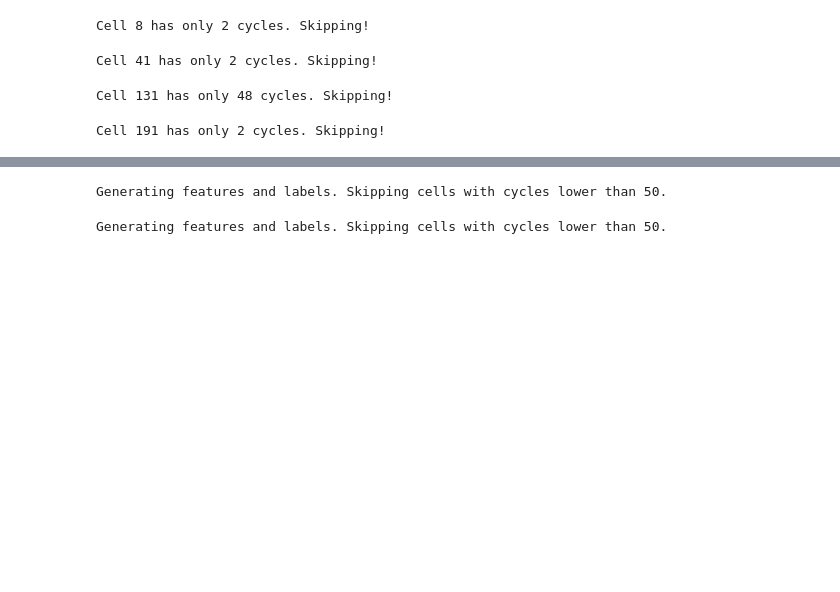
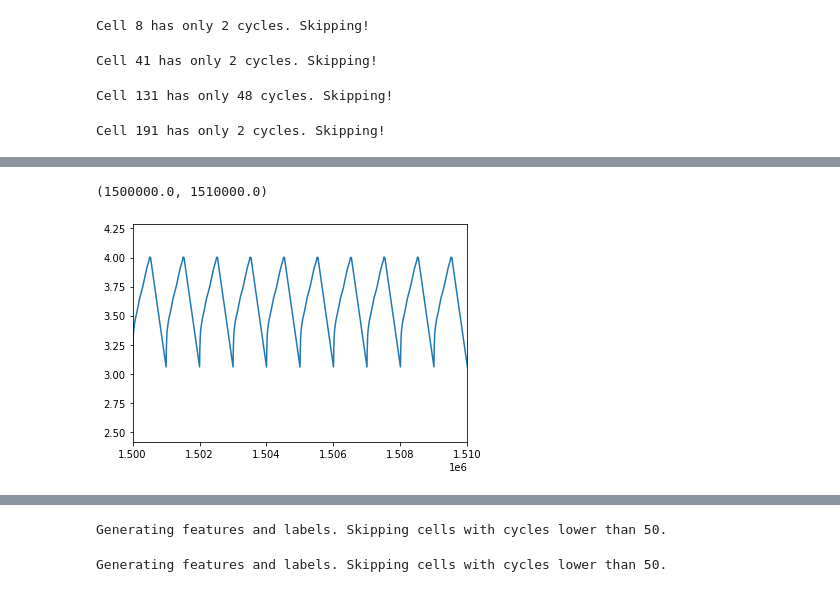
Before and after one commit to TRI-AMDD/bye-cycle, a Jupyter notebook: examples/ml_20_cycles.ipynb, the cells around one changed output, grey strips where cells are left out. Cells and saved outputs as stored; diff of their text form; code cells hidden in the pictures; blank space fills up the shorter version.

```diff
--- a/examples/ml_20_cycles.ipynb
+++ b/examples/ml_20_cycles.ipynb
@@ -73,0 +212,6 @@ Cell 191 has only 2 cycles. Skipping!
+# %%
+plt.plot(cell.structured_data['voltage'].dropna())
+plt.xlim([1.5e6,1.51e6])
+# %% [output]
+(1500000.0, 1510000.0)
+[figure, added]
```
Also changed, not shown: parts of 26 cells of this notebook, 2 other files.
